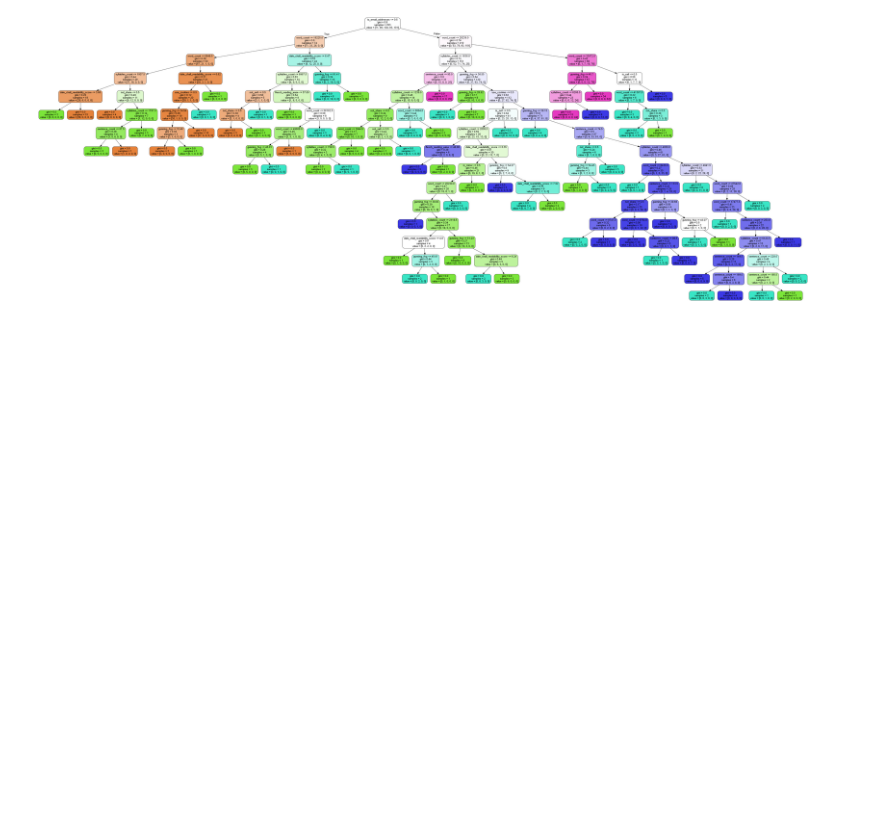
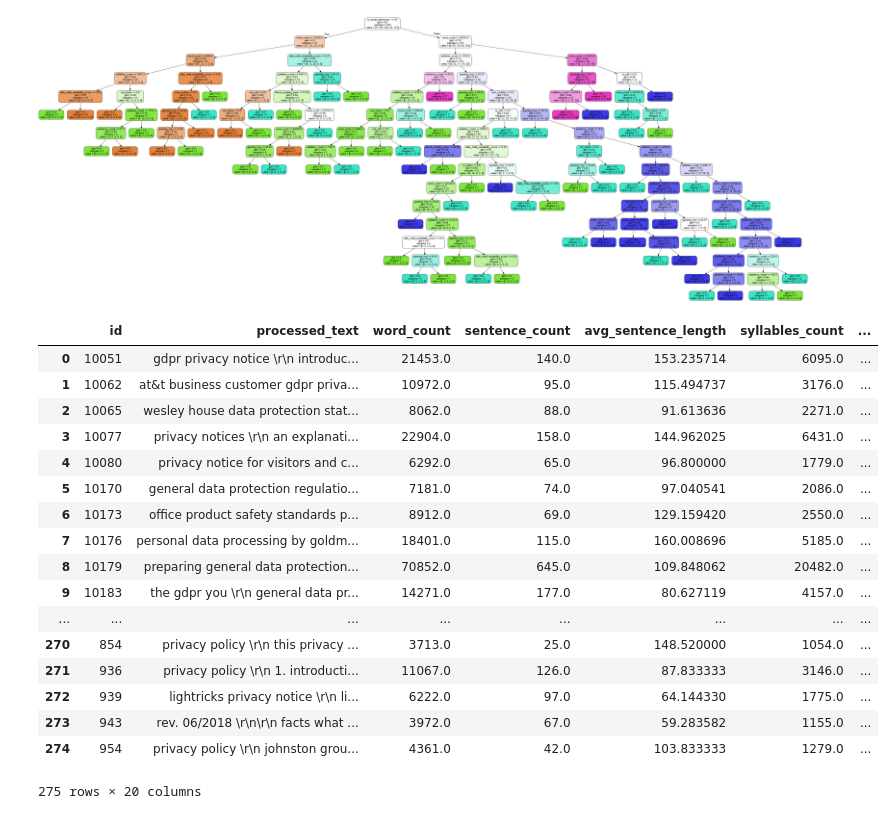
Before and after one commit to jayrodge/AI-in-Data-Privacy, a Jupyter notebook: MainCode.ipynb, the cells around one changed output. Cells and saved outputs as stored; diff of their text form; code cells hidden in the pictures; blank space fills up the shorter version.

```diff
--- a/MainCode.ipynb
+++ b/MainCode.ipynb
@@ -125,3 +125,28 @@ graph.write_png('tree.png')
 Image(filename = 'tree.png')
 # %% [output]
 [figure]
+# %%
+import pandas as pd
+data=pd.read_csv('processed_data_dropped_all_features.csv',encoding='utf-8')
+from functions import *
+# %%
+data
+# %% [output]
+|  | id | processed_text | word_count | sentence_count | avg_sentence_length | syllables_count | ... |
+| 0 | 10051 | gdpr privacy notice \r\n introduc... | 21453.0 | 140.0 | 153.235714 | 6095.0 | ... |
+| 1 | 10062 | at&t business customer gdpr priva... | 10972.0 | 95.0 | 115.494737 | 3176.0 | ... |
+| 2 | 10065 | wesley house data protection stat... | 8062.0 | 88.0 | 91.613636 | 2271.0 | ... |
+| 3 | 10077 | privacy notices \r\n an explanati... | 22904.0 | 158.0 | 144.962025 | 6431.0 | ... |
+| 4 | 10080 | privacy notice for visitors and c... | 6292.0 | 65.0 | 96.800000 | 1779.0 | ... |
+| 5 | 10170 | general data protection regulatio... | 7181.0 | 74.0 | 97.040541 | 2086.0 | ... |
+| 6 | 10173 | office product safety standards p... | 8912.0 | 69.0 | 129.159420 | 2550.0 | ... |
+| 7 | 10176 | personal data processing by goldm... | 18401.0 | 115.0 | 160.008696 | 5185.0 | ... |
+| 8 | 10179 | preparing general data protection... | 70852.0 | 645.0 | 109.848062 | 20482.0 | ... |
+| 9 | 10183 | the gdpr you \r\n general data pr... | 14271.0 | 177.0 | 80.627119 | 4157.0 | ... |
+| ... | ... | ... | ... | ... | ... | ... | ... |
+| 270 | 854 | privacy policy \r\n this privacy ... | 3713.0 | 25.0 | 148.520000 | 1054.0 | ... |
+| 271 | 936 | privacy policy \r\n 1. introducti... | 11067.0 | 126.0 | 87.833333 | 3146.0 | ... |
+| 272 | 939 | lightricks privacy notice \r\n li... | 6222.0 | 97.0 | 64.144330 | 1775.0 | ... |
+| 273 | 943 | rev. 06/2018 \r\n\r\n facts what ... | 3972.0 | 67.0 | 59.283582 | 1155.0 | ... |
+| 274 | 954 | privacy policy \r\n johnston grou... | 4361.0 | 42.0 | 103.833333 | 1279.0 | ... |
+275 rows × 20 columns
```
Also changed, not shown: parts of 2 cells of this notebook.
